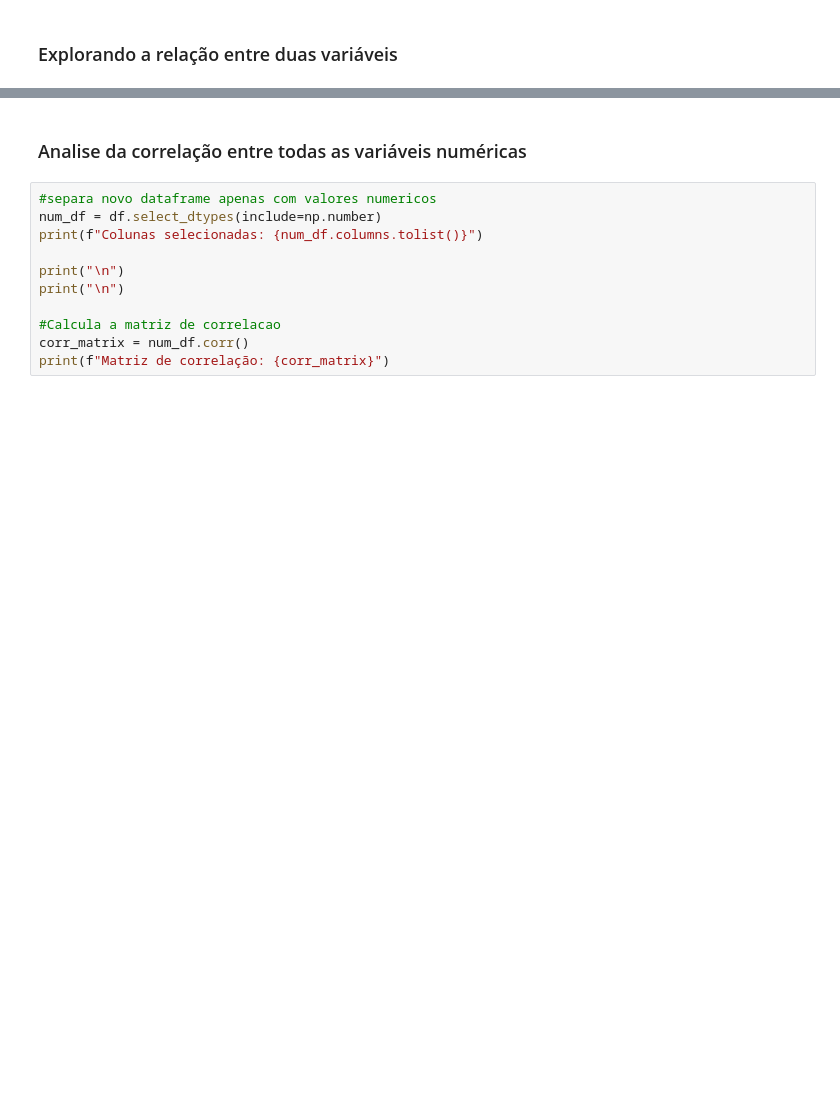
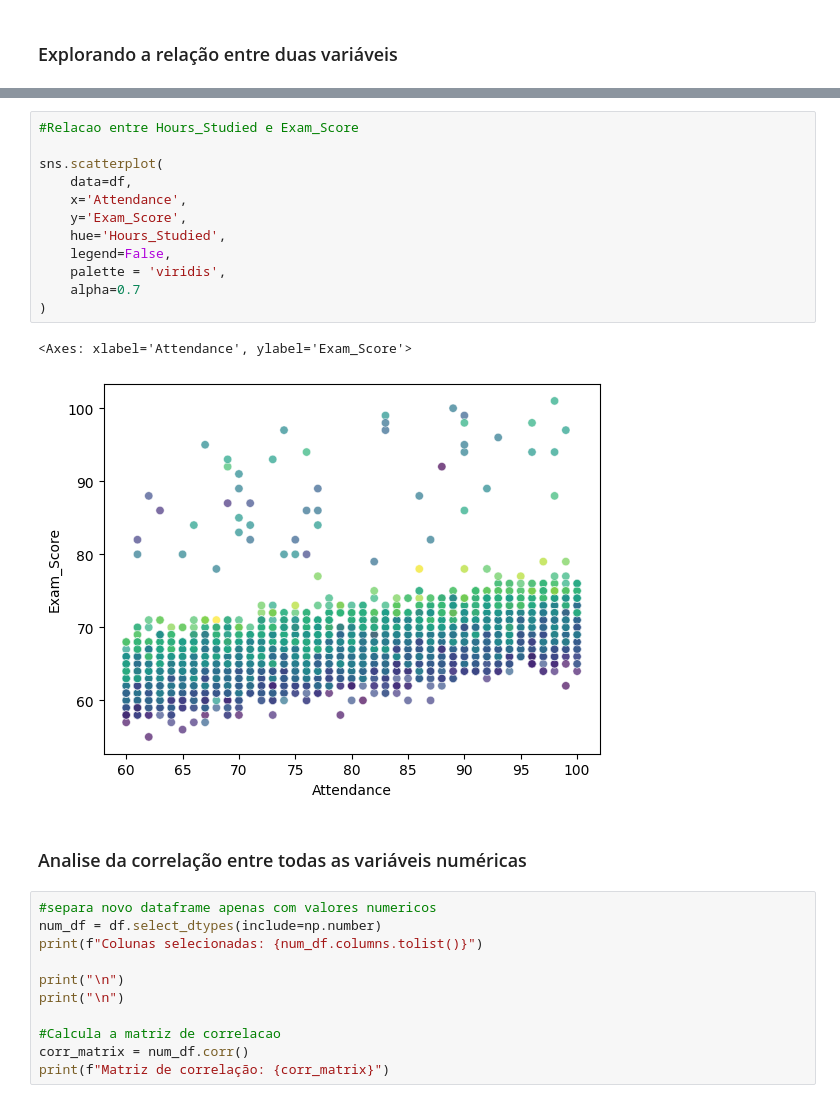
Before and after one commit to JosManoel/IA2Edu-2025.2-BTI-UFRN, a Jupyter notebook: LAB4_Analise_exploratoria_de_dados_educacionais.ipynb, the cells around one changed output, grey strips where cells are left out. Cells and saved outputs as stored; diff of their text form; blank space fills up the shorter version.

```diff
--- a/LAB4_Analise_exploratoria_de_dados_educacionais.ipynb
+++ b/LAB4_Analise_exploratoria_de_dados_educacionais.ipynb
@@ -290,3 +308,18 @@ sns.scatterplot(
+# %%
+#Relacao entre Hours_Studied e Exam_Score
+
+sns.scatterplot(
+    data=df,
+    x='Attendance',
+    y='Exam_Score',
+    hue='Hours_Studied',
+    legend=False,
+    palette = 'viridis',
+    alpha=0.7
+)
+# %% [output]
+<Axes: xlabel='Attendance', ylabel='Exam_Score'>
+[figure, added]
 # %% [markdown]
 ### Analise da correlação entre todas as variáveis numéricas
 # %%
```
Also changed, not shown: parts of 22 cells of this notebook.
